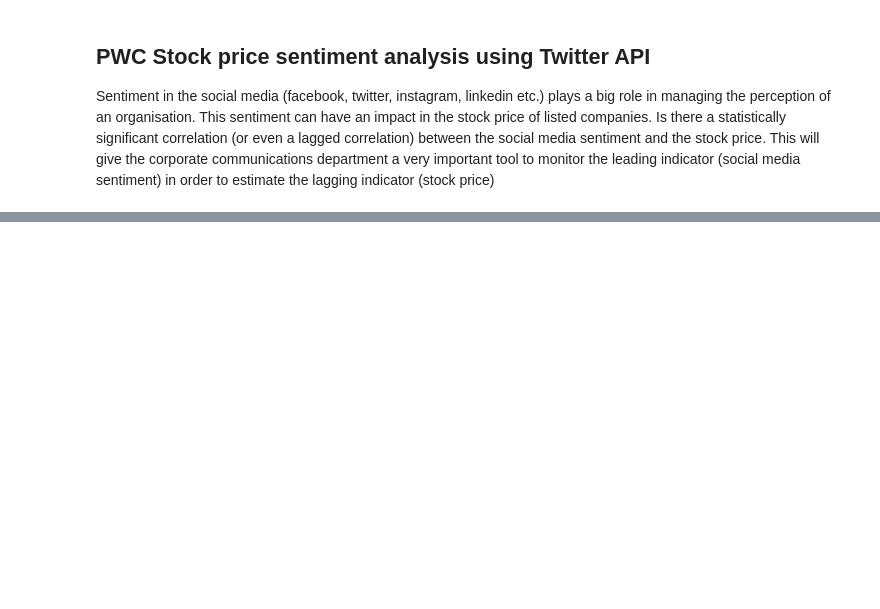
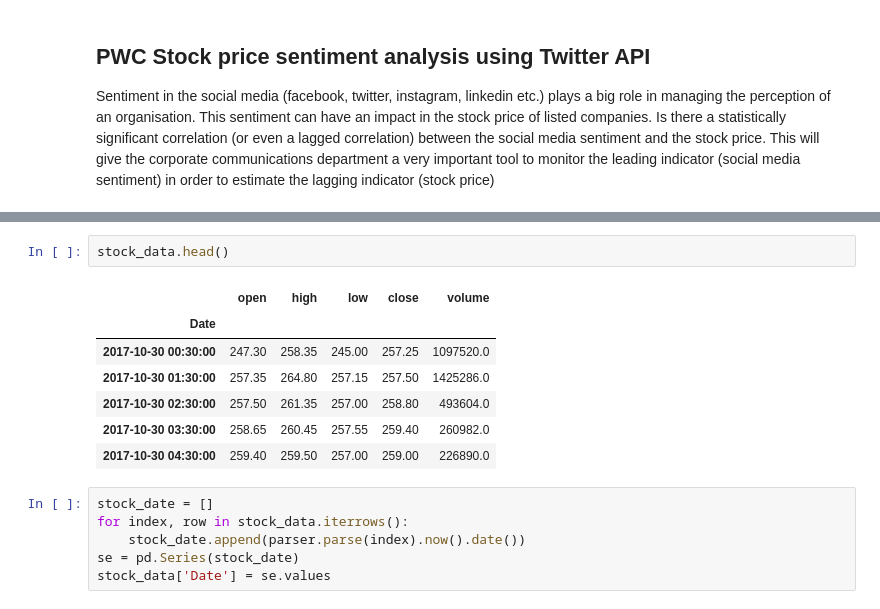
Before and after one commit to bharatwaaj/Hack2Innovate, a Jupyter notebook: Python Tweepy.ipynb, the cells around one changed output, grey strips where cells are left out. Saved outputs shown, nothing was run; the diff lists cells and outputs as text; blank space fills up the shorter version.

```diff
--- a/Python Tweepy.ipynb
+++ b/Python Tweepy.ipynb
@@ -172,0 +199,16 @@ Date
+# %%
+stock_data.head()
+# %% [output]
+|  | open | high | low | close | volume |
+| Date |  |  |  |  |  |
+| 2017-10-30 00:30:00 | 247.30 | 258.35 | 245.00 | 257.25 | 1097520.0 |
+| 2017-10-30 01:30:00 | 257.35 | 264.80 | 257.15 | 257.50 | 1425286.0 |
+| 2017-10-30 02:30:00 | 257.50 | 261.35 | 257.00 | 258.80 | 493604.0 |
+| 2017-10-30 03:30:00 | 258.65 | 260.45 | 257.55 | 259.40 | 260982.0 |
+| 2017-10-30 04:30:00 | 259.40 | 259.50 | 257.00 | 259.00 | 226890.0 |
+# %%
+stock_date = []
+for index, row in stock_data.iterrows():
+    stock_date.append(parser.parse(index).now().date())
+se = pd.Series(stock_date)
+stock_data['Date'] = se.values
```
Also changed, not shown: parts of 12 cells of this notebook, 2 other files.
